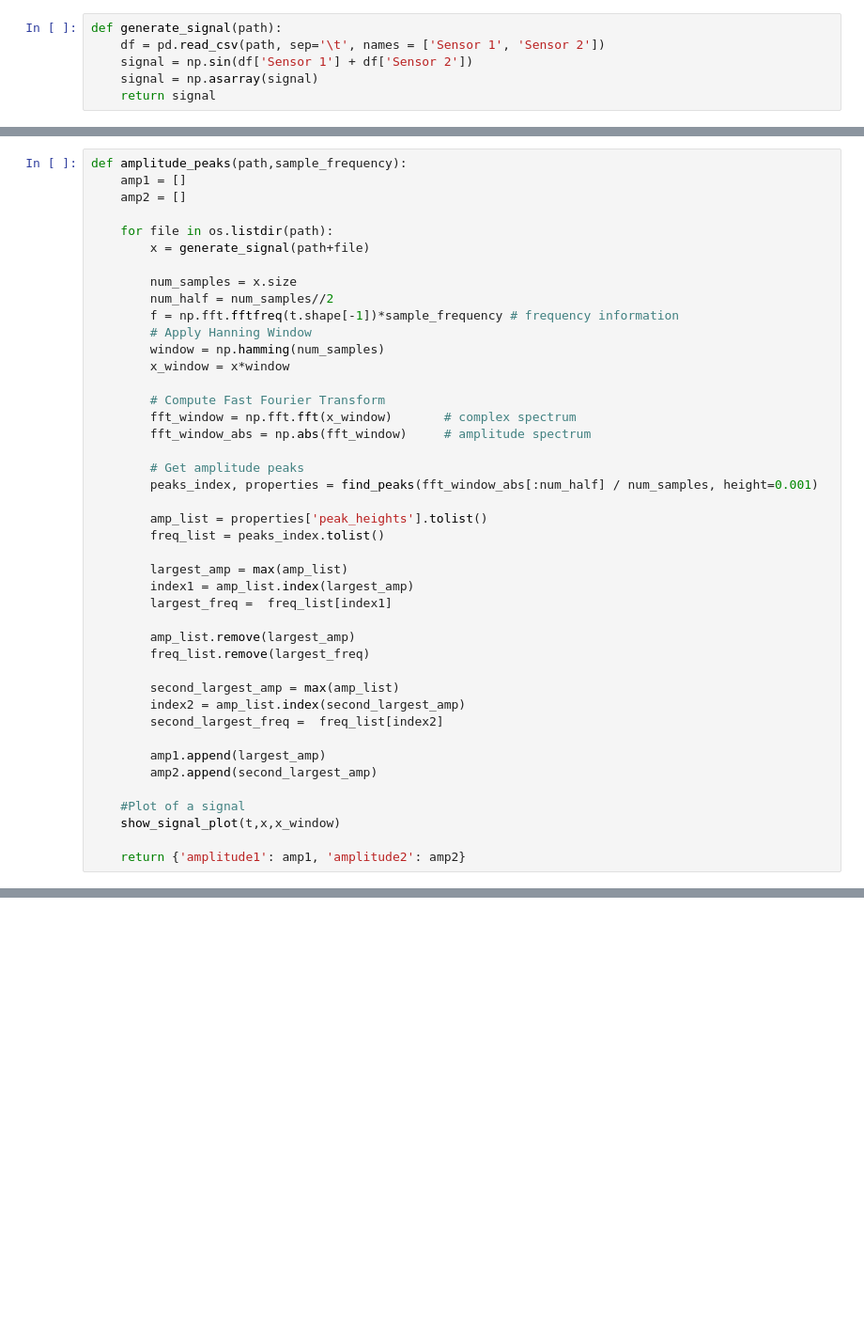
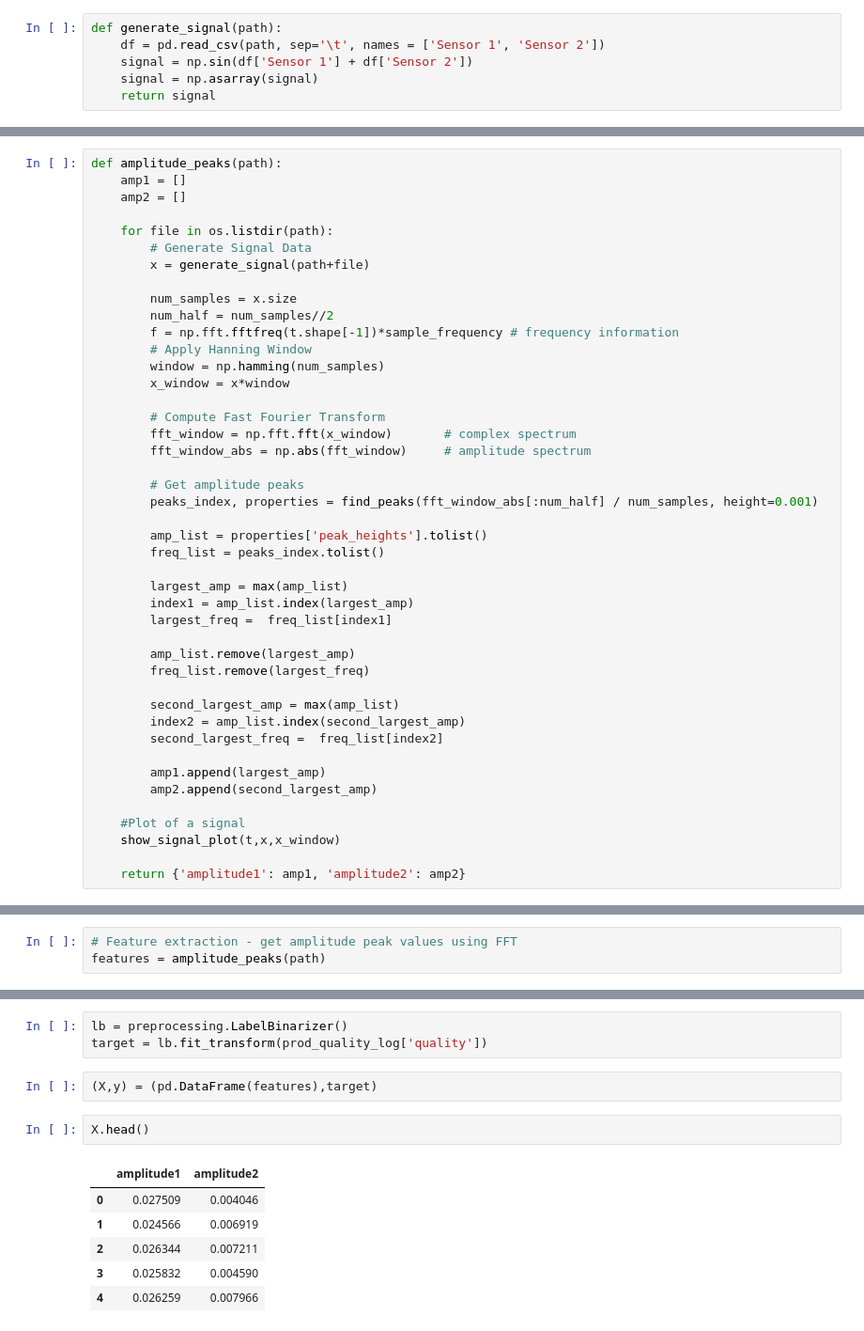
Before and after one commit to pallabee/Anomaly-Detection, a Jupyter notebook: classification.ipynb, the cells around one changed output, grey strips where cells are left out. Shown: that part at 94% size. Drawn from its saved outputs; the diff is of its cells as text; blank space fills up the shorter version.

```diff
--- a/classification.ipynb
+++ b/classification.ipynb
@@ -37,9 +54,10 @@ def generate_signal(path):
 # %%
-def amplitude_peaks(path,sample_frequency):
+def amplitude_peaks(path):
     amp1 = []
     amp2 = []
 
     for file in os.listdir(path):
+        # Generate Signal Data
         x = generate_signal(path+file)
 
         num_samples = x.size
@@ -110,0 +98,3 @@ target_names = list(dict.fromkeys(targetfile['quality']))
+# %%
+# Feature extraction - get amplitude peak values using FFT
+features = amplitude_peaks(path)
@@ -110,0 +113,14 @@ target_names = list(dict.fromkeys(targetfile['quality']))
+# %%
+lb = preprocessing.LabelBinarizer()
+target = lb.fit_transform(prod_quality_log['quality'])
+# %%
+(X,y) = (pd.DataFrame(features),target)
+# %%
+X.head()
+# %% [output]
+|  | amplitude1 | amplitude2 |
+| 0 | 0.027509 | 0.004046 |
+| 1 | 0.024566 | 0.006919 |
+| 2 | 0.026344 | 0.007211 |
+| 3 | 0.025832 | 0.004590 |
+| 4 | 0.026259 | 0.007966 |
```
Also changed, not shown: parts of 29 cells of this notebook.
